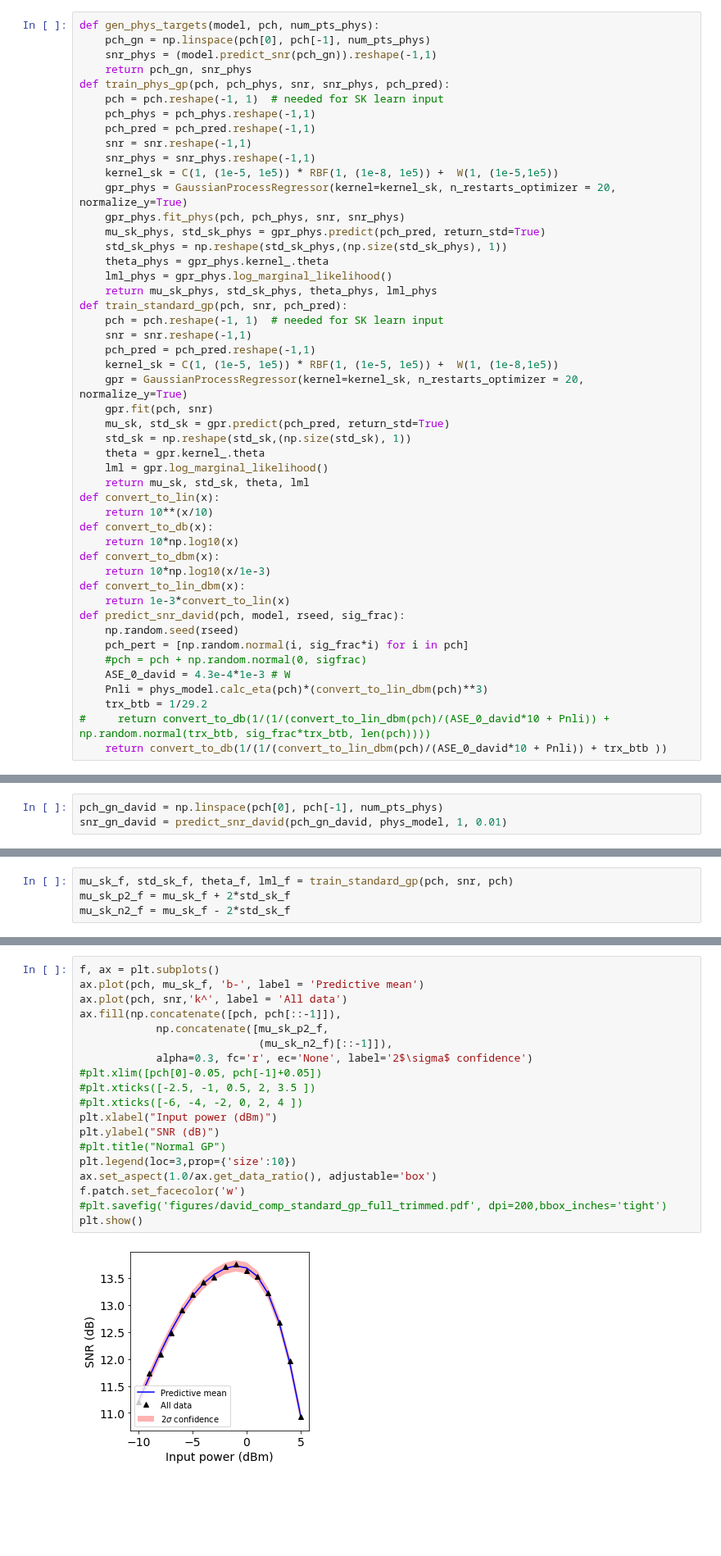
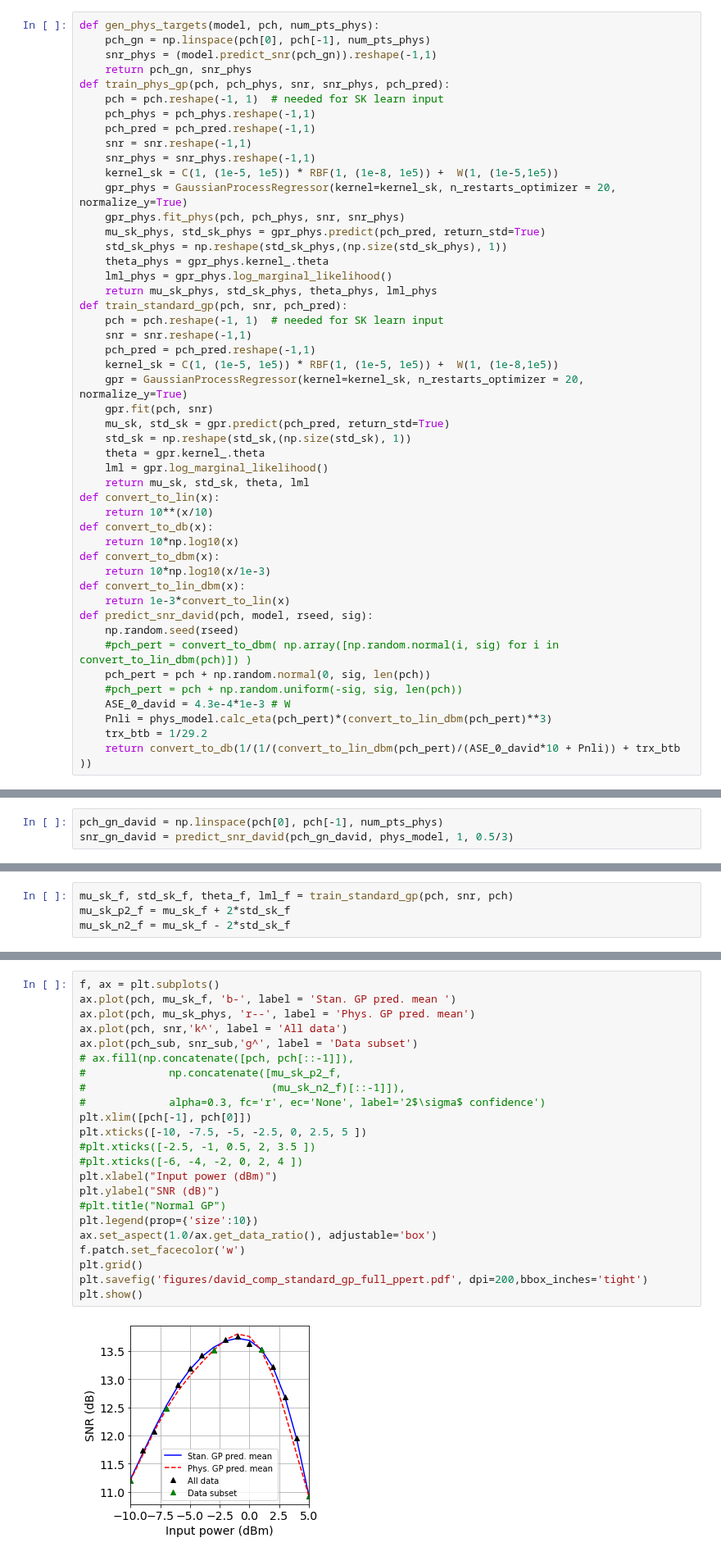
Before and after one commit to joshnevin/physics_enhanced_GPs, a Jupyter notebook: GN_model_enhanced_GPs_comp_d_pvar.ipynb, the cells around one changed output, grey strips where cells are left out. Shown at 82% size. Saved outputs shown, nothing was run; the diff lists cells and outputs as text; blank space fills up the shorter version.

```diff
--- a/GN_model_enhanced_GPs_comp_d_pvar.ipynb
+++ b/GN_model_enhanced_GPs_comp_d_pvar.ipynb
@@ -89,15 +89,15 @@ def convert_to_dbm(x):
     return 10*np.log10(x/1e-3)
 def convert_to_lin_dbm(x):
     return 1e-3*convert_to_lin(x)
-def predict_snr_david(pch, model, rseed, sig_frac):
+def predict_snr_david(pch, model, rseed, sig):
     np.random.seed(rseed)
-    pch_pert = [np.random.normal(i, sig_frac*i) for i in pch]
-    #pch = pch + np.random.normal(0, sigfrac)
+    #pch_pert = convert_to_dbm( np.array([np.random.normal(i, sig) for i in convert_to_lin_dbm(pch)]) )
+    pch_pert = pch + np.random.normal(0, sig, len(pch))
+    #pch_pert = pch + np.random.uniform(-sig, sig, len(pch))
     ASE_0_david = 4.3e-4*1e-3 # W
-    Pnli = phys_model.calc_eta(pch)*(convert_to_lin_dbm(pch)**3)
+    Pnli = phys_model.calc_eta(pch_pert)*(convert_to_lin_dbm(pch_pert)**3)
     trx_btb = 1/29.2
-#     return convert_to_db(1/(1/(convert_to_lin_dbm(pch)/(ASE_0_david*10 + Pnli)) + np.random.normal(trx_btb, sig_frac*trx_btb, len(pch))))
-    return convert_to_db(1/(1/(convert_to_lin_dbm(pch)/(ASE_0_david*10 + Pnli)) + trx_btb ))
+    return convert_to_db(1/(1/(convert_to_lin_dbm(pch_pert)/(ASE_0_david*10 + Pnli)) + trx_btb ))
 # %% [markdown]
 David's paper: SNR$^{-1}$ = SNR$^{-1}$ + $\mathrm{{SNR}_0}^{-1}$
 $\mathrm{{SNR}_0}=29.2=14.7$dB
@@ -139,7 +135,7 @@ plt.show()
 num_pts_phys = 15
 # %%
 pch_gn_david = np.linspace(pch[0], pch[-1], num_pts_phys)
-snr_gn_david = predict_snr_david(pch_gn_david, phys_model, 1, 0.01)
+snr_gn_david = predict_snr_david(pch_gn_david, phys_model, 1, 0.5/3)
 # %%
 f, ax = plt.subplots()
 plt.plot(pch, snr, 'k+', label='Full data')
@@ -246,24 +245,28 @@ plt.show()
 # %%
 f, ax = plt.subplots()
-ax.plot(pch, mu_sk_f, 'b-', label = 'Predictive mean')
+ax.plot(pch, mu_sk_f, 'b-', label = 'Stan. GP pred. mean ')
+ax.plot(pch, mu_sk_phys, 'r--', label = 'Phys. GP pred. mean')
 ax.plot(pch, snr,'k^', label = 'All data')
-ax.fill(np.concatenate([pch, pch[::-1]]),
-            np.concatenate([mu_sk_p2_f,
-                            (mu_sk_n2_f)[::-1]]),
-            alpha=0.3, fc='r', ec='None', label='2$\sigma$ confidence')
-#plt.xlim([pch[0]-0.05, pch[-1]+0.05])
+ax.plot(pch_sub, snr_sub,'g^', label = 'Data subset')
+# ax.fill(np.concatenate([pch, pch[::-1]]),
+#             np.concatenate([mu_sk_p2_f,
+#                             (mu_sk_n2_f)[::-1]]),
+#             alpha=0.3, fc='r', ec='None', label='2$\sigma$ confidence')
+plt.xlim([pch[-1], pch[0]])
+plt.xticks([-10, -7.5, -5, -2.5, 0, 2.5, 5 ])
 #plt.xticks([-2.5, -1, 0.5, 2, 3.5 ])
 #plt.xticks([-6, -4, -2, 0, 2, 4 ])
 plt.xlabel("Input power (dBm)")
 plt.ylabel("SNR (dB)")
 #plt.title("Normal GP")
-plt.legend(loc=3,prop={'size':10})
+plt.legend(prop={'size':10})
 ax.set_aspect(1.0/ax.get_data_ratio(), adjustable='box')
 f.patch.set_facecolor('w')
-#plt.savefig('figures/david_comp_standard_gp_full_trimmed.pdf', dpi=200,bbox_inches='tight')
+plt.grid()
+plt.savefig('figures/david_comp_standard_gp_full_ppert.pdf', dpi=200,bbox_inches='tight')
 plt.show()
 # %% [output]
-[figure, old version]
+[figure, new version]
 # %% [markdown]
 Compare MSE w.r.t. data for the physical model enhanced GP trained on subset of the data and standard GP trained on full dataset.
 # %%
```
Also changed, not shown: parts of 8 cells of this notebook, 5 other files.
